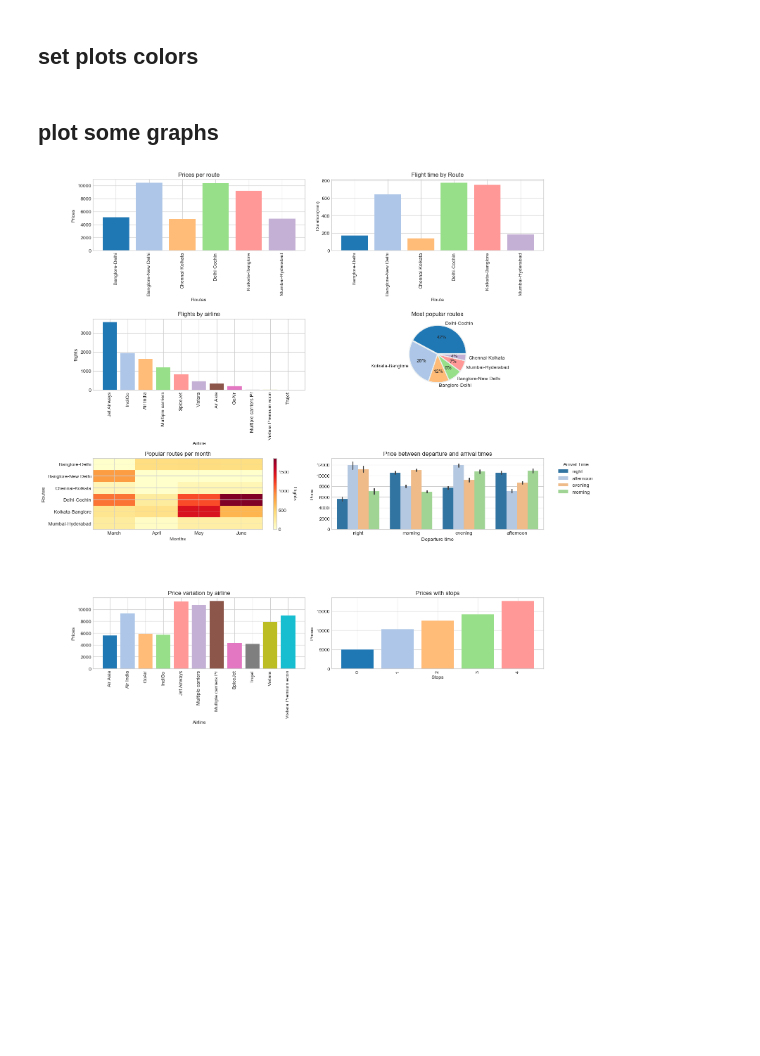
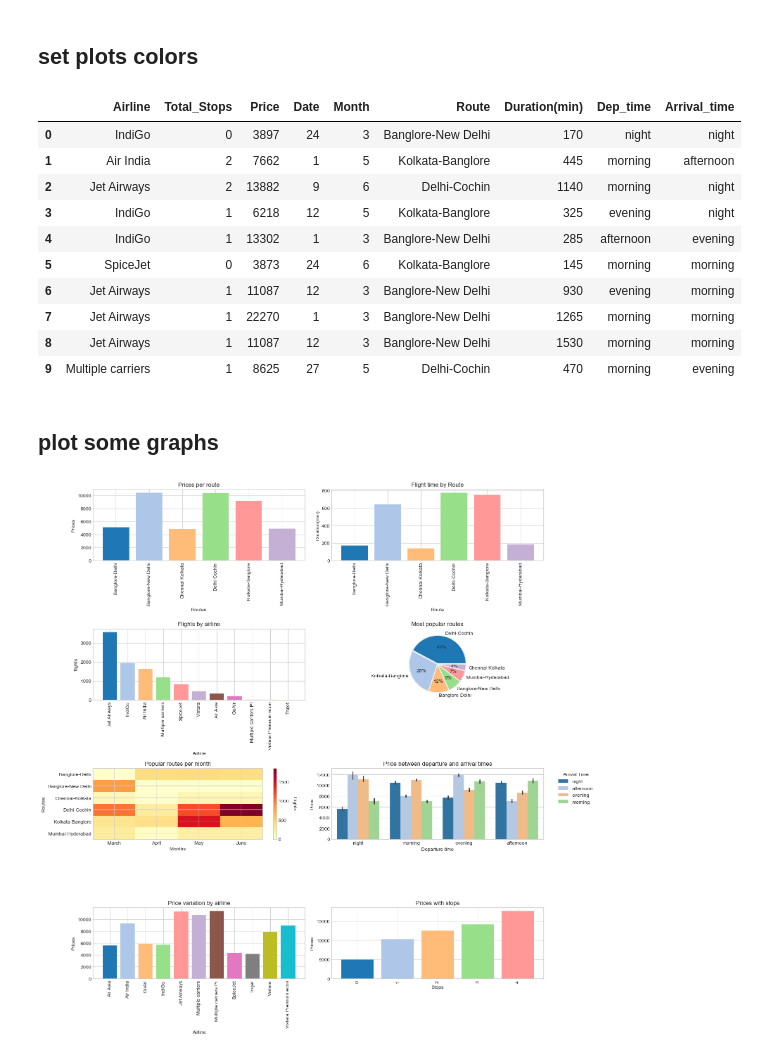
Before and after one commit to jamhus/ztm-course, a Jupyter notebook: test-projects/flight prices analysis/flight prices.ipynb, the cells around one changed output. Saved outputs shown, nothing was run; the diff lists cells and outputs as text; code cells hidden in the pictures; blank space fills up the shorter version.

```diff
--- a/test-projects/flight prices analysis/flight prices.ipynb
+++ b/test-projects/flight prices analysis/flight prices.ipynb
@@ -116,6 +140,20 @@ cmap = plt.get_cmap("tab20")
 colors = []
 for step in np.linspace(0,1,12):
     colors.append(clr.rgb2hex(cmap(step)))
+# %%
+df.head(10)
+# %% [output]
+|  | Airline | Total_Stops | Price | Date | Month | Route | Duration(min) | Dep_time | Arrival_time |
+| 0 | IndiGo | 0 | 3897 | 24 | 3 | Banglore-New Delhi | 170 | night | night |
+| 1 | Air India | 2 | 7662 | 1 | 5 | Kolkata-Banglore | 445 | morning | afternoon |
+| 2 | Jet Airways | 2 | 13882 | 9 | 6 | Delhi-Cochin | 1140 | morning | night |
+| 3 | IndiGo | 1 | 6218 | 12 | 5 | Kolkata-Banglore | 325 | evening | night |
+| 4 | IndiGo | 1 | 13302 | 1 | 3 | Banglore-New Delhi | 285 | afternoon | evening |
+| 5 | SpiceJet | 0 | 3873 | 24 | 6 | Kolkata-Banglore | 145 | morning | morning |
+| 6 | Jet Airways | 1 | 11087 | 12 | 3 | Banglore-New Delhi | 930 | evening | morning |
+| 7 | Jet Airways | 1 | 22270 | 1 | 3 | Banglore-New Delhi | 1265 | morning | morning |
+| 8 | Jet Airways | 1 | 11087 | 12 | 3 | Banglore-New Delhi | 1530 | morning | morning |
+| 9 | Multiple carriers | 1 | 8625 | 27 | 5 | Delhi-Cochin | 470 | morning | evening |
 # %% [markdown]
 ## plot some graphs
 # %%
```
Also changed, not shown: parts of 16 cells of this notebook, 1 other file.
